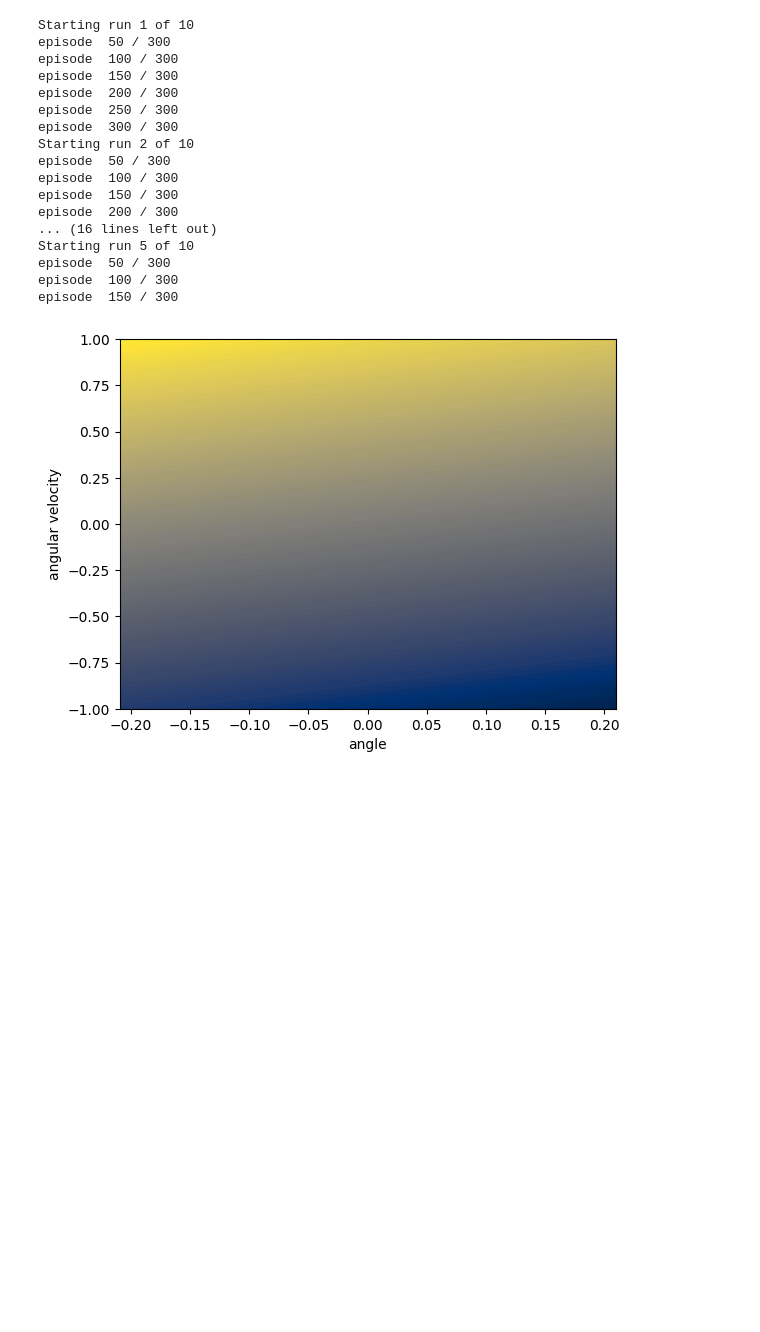
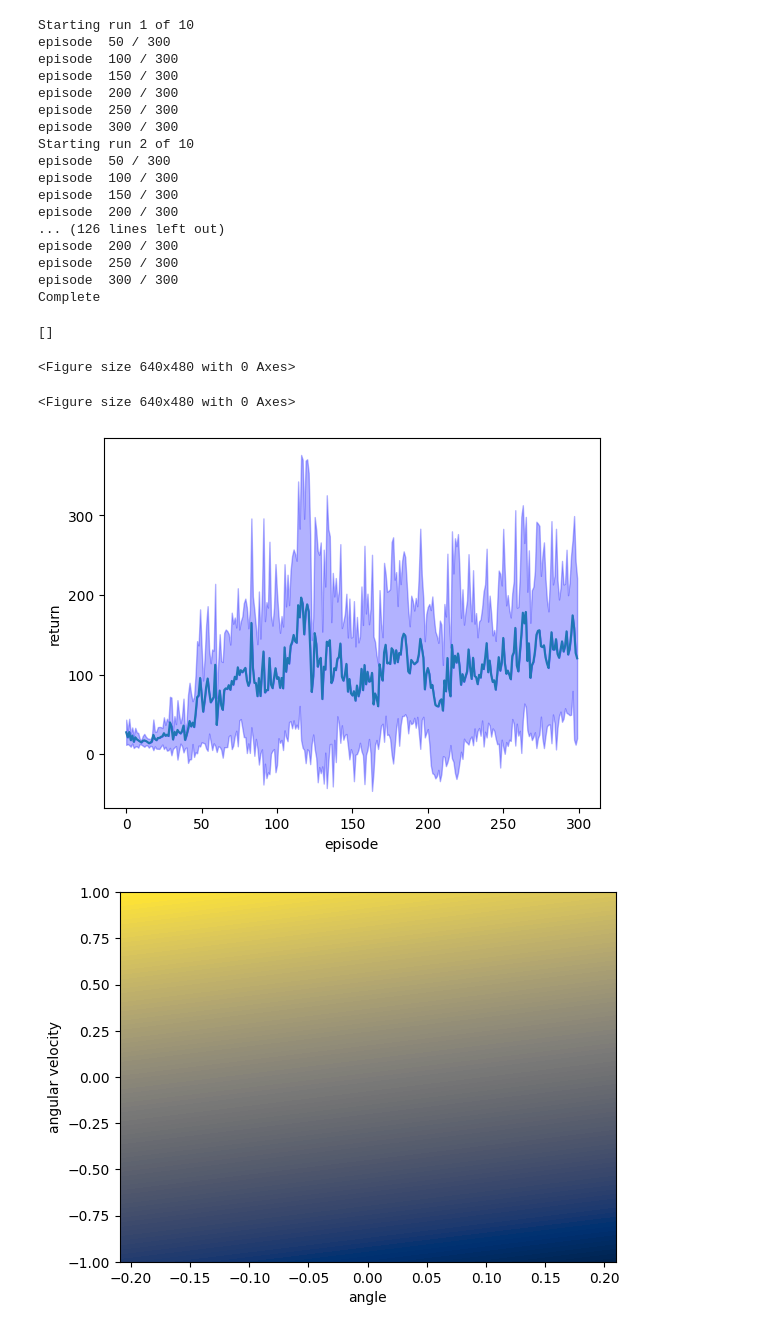
Before and after one commit to VV-A-VV/RL_CW2, a Jupyter notebook: my_implementation.ipynb, the cells around one changed output. Cells and saved outputs as stored; diff of their text form; code cells hidden in the pictures; blank space fills up the shorter version.

```diff
--- a/my_implementation.ipynb
+++ b/my_implementation.ipynb
@@ -87,11 +88,11 @@ def train(epsilon, layers, learning_rate, buffer_size, batch_size, update_target
 # train(epsilon, layers, learning_rate, gamma, buffer_size, batch_size, update_target_freq)
 epsilon_range = [0.9]
 # [4,256,2] has been tested
-layers_range = [[4, 256, 2]]
-learning_rate_range = [ 0.01, 0.001,]
+layers_range = [[4, 64, 64, 2]]
+learning_rate_range = [0.001, 0.0001]
 # gamma_range = [0.9, 0.95, 0.99, 0.995, 0.999]
 buffer_size_range = [10000]
-batch_size_range = [64]
+batch_size_range = [256]
 update_target_freq_range = [5, 10, 20]
 
 def hyperparameter_tuning(epsilon_range, layers_range, learning_rate_range, buffer_size_range, batch_size_range, update_target_freq_range):
@@ -120,38 +121,42 @@ def hyperparameter_tuning(epsilon_range, layers_range, learning_rate_range, buff
     return results
 
 # generate the graph for the hyperparameter tuning
 # def plot_hyperparameter_tuning(results):
 #     for result in results:
 #         res = torch.tensor(result[0])
 #         means = res.float().mean(0)
 #         stds = res.float().std(0)
 #         plt.plot(torch.arange(300), means)
 #         plt.ylabel("return")
 #         plt.xlabel("episode")
 #         plt.fill_between(torch.arange(300), means, means + stds, alpha=0.3, color='b')
 #         plt.fill_between(torch.arange(300), means, means - stds, alpha=0.3, color='b')
 #         #save the graph
 #         plt.savefig("{}_{}_{}_{}_{}_{}_{}.png".format(result[1], result[2], result[3], result[4], result[5], result[6], result[7]))
 
 hyperparameter_tuning(epsilon_range, layers_range, learning_rate_range, buffer_size_range, batch_size_range, update_target_freq_range)
 # %% [output]
 Starting run 1 of 10
 episode  50 / 300
 episode  100 / 300
 episode  150 / 300
 episode  200 / 300
 episode  250 / 300
 episode  300 / 300
 Starting run 2 of 10
 episode  50 / 300
 episode  100 / 300
 episode  150 / 300
 episode  200 / 300
-... (16 lines left out)
-Starting run 5 of 10
-episode  50 / 300
-episode  100 / 300
-episode  150 / 300
+... (126 lines left out)
+episode  200 / 300
+episode  250 / 300
+episode  300 / 300
+Complete
+[]
+<Figure size 640x480 with 0 Axes>
+<Figure size 640x480 with 0 Axes>
+[figure, added]
 # %%
 # Visualising the greedy Q-values for a stationary cart in the middle of the track
 # 2D plot showing policy as a function of pole angle and angular velocity (omega)
```
Also changed, not shown: parts of 1 cell of this notebook, 28 other files.
